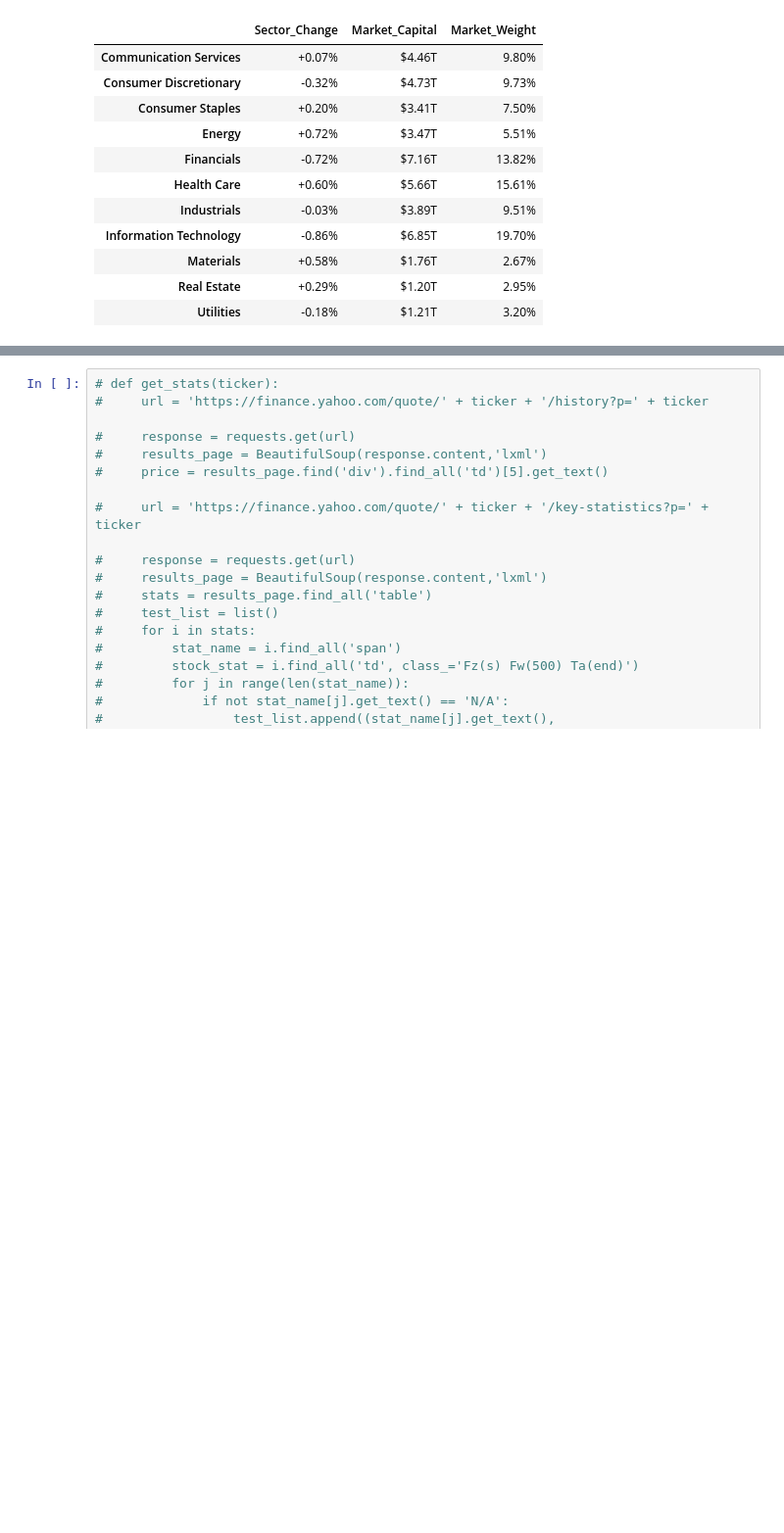
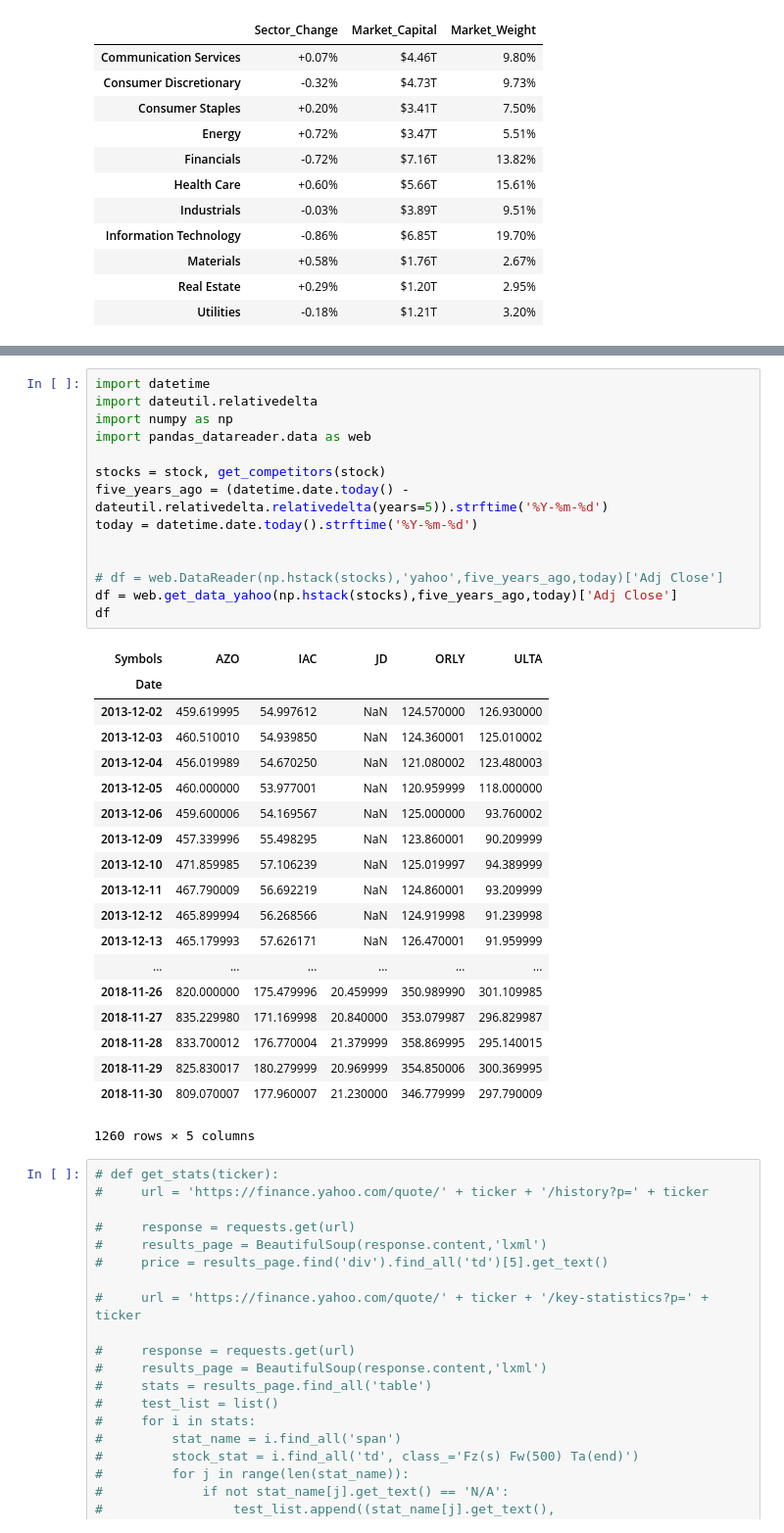
Before and after one commit to suyuchenxm/toolsproject, a Jupyter notebook: Jordan.ipynb, the cells around one changed output, grey strips where cells are left out. Shown at 98% size. Saved outputs shown, nothing was run; the diff lists cells and outputs as text; blank space fills up the shorter version.

```diff
--- a/Jordan.ipynb
+++ b/Jordan.ipynb
@@ -177,3 +150,37 @@ comp_stat_table(stock)
+# %%
+import datetime
+import dateutil.relativedelta
+import numpy as np
+import pandas_datareader.data as web
+
+stocks = stock, get_competitors(stock)
+five_years_ago = (datetime.date.today() - dateutil.relativedelta.relativedelta(years=5)).strftime('%Y-%m-%d')
+today = datetime.date.today().strftime('%Y-%m-%d')
+
+
+# df = web.DataReader(np.hstack(stocks),'yahoo',five_years_ago,today)['Adj Close']
+df = web.get_data_yahoo(np.hstack(stocks),five_years_ago,today)['Adj Close']
+df
+# %% [output]
+| Symbols | AZO | IAC | JD | ORLY | ULTA |
+| Date |  |  |  |  |  |
+| 2013-12-02 | 459.619995 | 54.997612 | NaN | 124.570000 | 126.930000 |
+| 2013-12-03 | 460.510010 | 54.939850 | NaN | 124.360001 | 125.010002 |
+| 2013-12-04 | 456.019989 | 54.670250 | NaN | 121.080002 | 123.480003 |
+| 2013-12-05 | 460.000000 | 53.977001 | NaN | 120.959999 | 118.000000 |
+| 2013-12-06 | 459.600006 | 54.169567 | NaN | 125.000000 | 93.760002 |
+| 2013-12-09 | 457.339996 | 55.498295 | NaN | 123.860001 | 90.209999 |
+| 2013-12-10 | 471.859985 | 57.106239 | NaN | 125.019997 | 94.389999 |
+| 2013-12-11 | 467.790009 | 56.692219 | NaN | 124.860001 | 93.209999 |
+| 2013-12-12 | 465.899994 | 56.268566 | NaN | 124.919998 | 91.239998 |
+| 2013-12-13 | 465.179993 | 57.626171 | NaN | 126.470001 | 91.959999 |
+| ... | ... | ... | ... | ... | ... |
+| 2018-11-26 | 820.000000 | 175.479996 | 20.459999 | 350.989990 | 301.109985 |
+| 2018-11-27 | 835.229980 | 171.169998 | 20.840000 | 353.079987 | 296.829987 |
+| 2018-11-28 | 833.700012 | 176.770004 | 21.379999 | 358.869995 | 295.140015 |
+| 2018-11-29 | 825.830017 | 180.279999 | 20.969999 | 354.850006 | 300.369995 |
+| 2018-11-30 | 809.070007 | 177.960007 | 21.230000 | 346.779999 | 297.790009 |
+1260 rows × 5 columns
 # %%
 # def get_stats(ticker):
 #     url = 'https://finance.yahoo.com/quote/' + ticker + '/history?p=' + ticker
```
Also changed, not shown: parts of 7 cells of this notebook.
